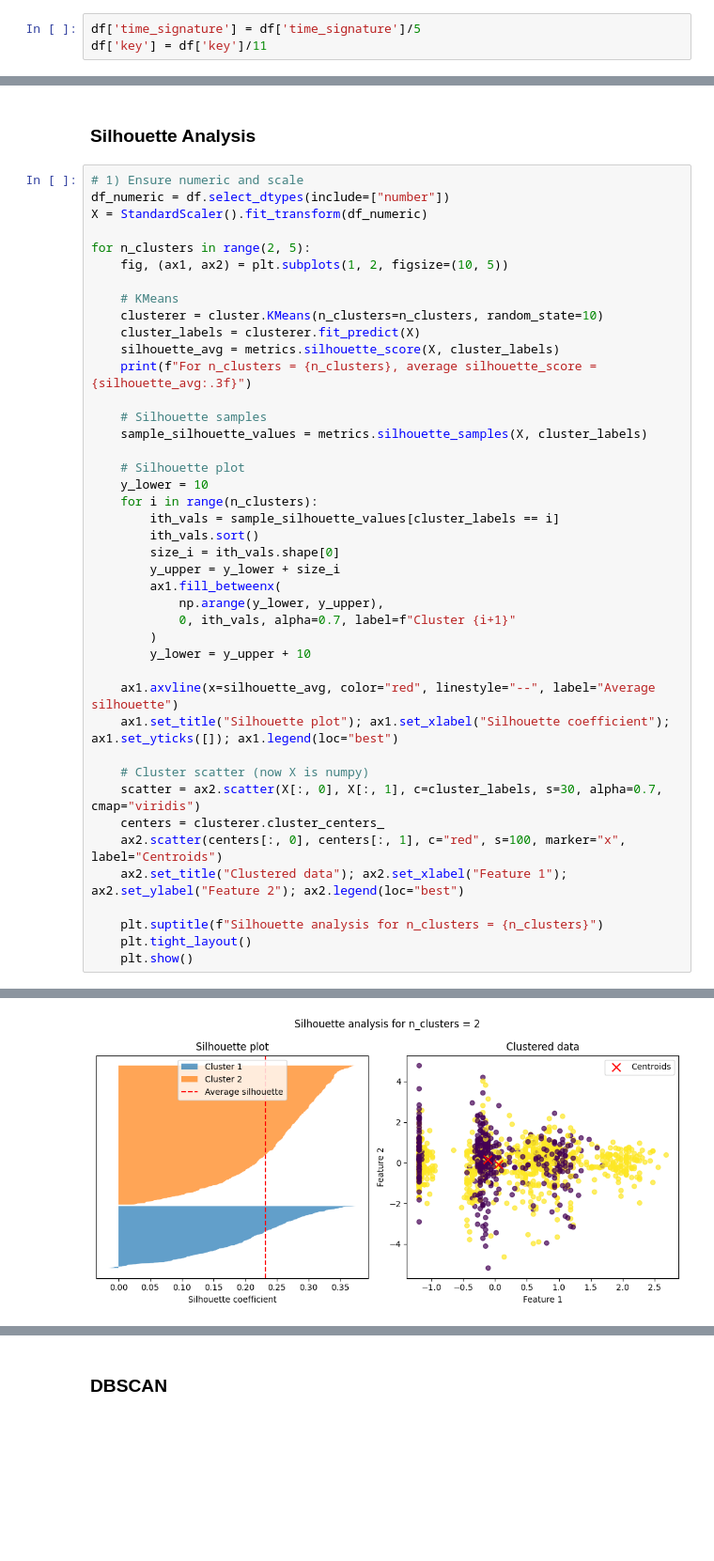
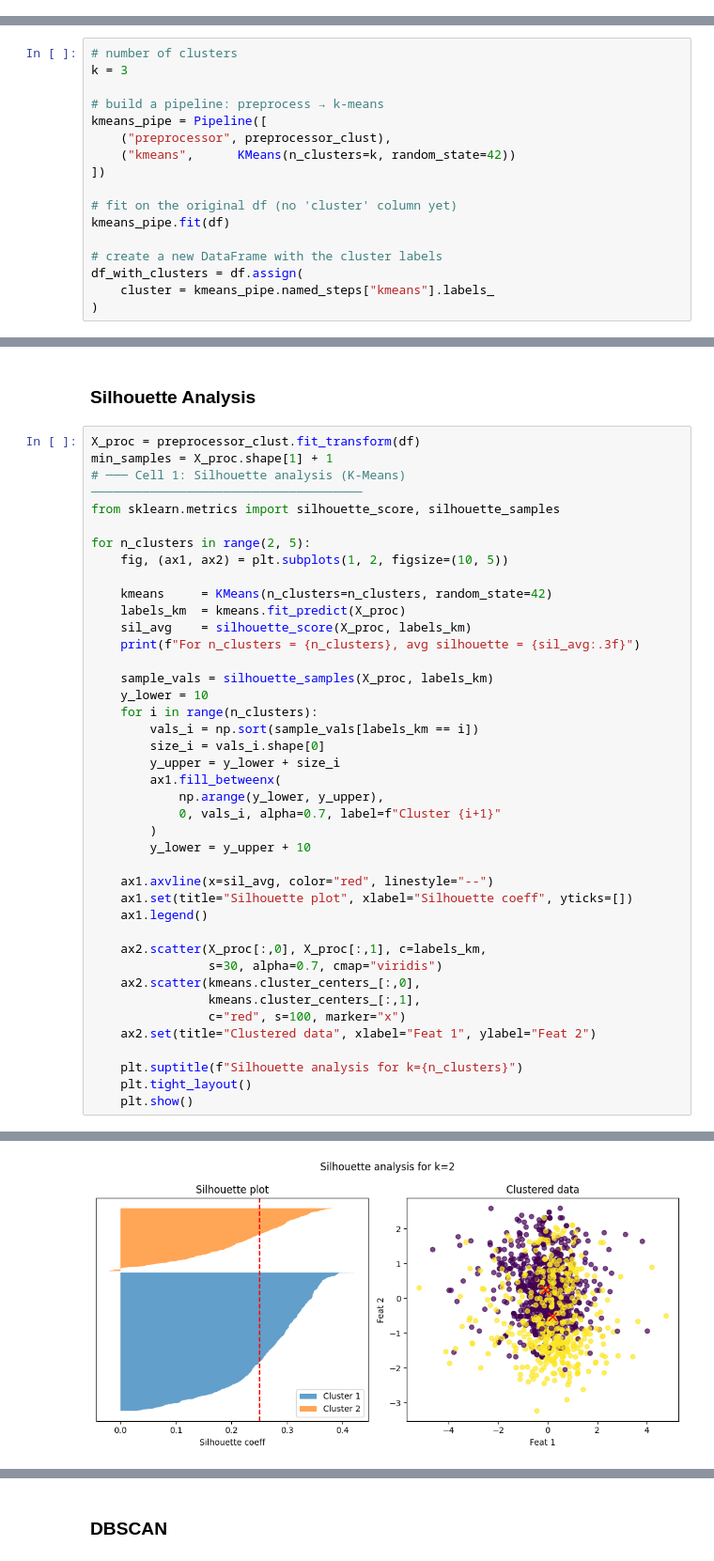
Before and after one commit to Whomstt/CS4168-Project, a Jupyter notebook: CS4168_Project.ipynb, the cells around one changed output, grey strips where cells are left out. Shown at 94% size. Saved outputs shown, nothing was run; the diff lists cells and outputs as text; blank space fills up the shorter version.

```diff
--- a/CS4168_Project.ipynb
+++ b/CS4168_Project.ipynb
@@ -319,3 +268,0 @@ dtype: int64
-# %%
-df['time_signature'] = df['time_signature']/5
-df['key'] = df['key']/11
@@ -462 +494,18 @@ df['cluster'] = pd.Series(kmeans.labels_, index=df.index)
+# %%
+# number of clusters
+k = 3
+
+# build a pipeline: preprocess → k-means
+kmeans_pipe = Pipeline([
+    ("preprocessor", preprocessor_clust),
+    ("kmeans",      KMeans(n_clusters=k, random_state=42))
+])
+
+# fit on the original df (no 'cluster' column yet)
+kmeans_pipe.fit(df)
+
+# create a new DataFrame with the cluster labels
+df_with_clusters = df.assign(
+    cluster = kmeans_pipe.named_steps["kmeans"].labels_
+)
 # %%
@@ -531,45 +610,43 @@ The optimal number of clusters (k) based on elbow point is: 4
 # %% [markdown]
 ### Silhouette Analysis
 # %%
-# 1) Ensure numeric and scale
-df_numeric = df.select_dtypes(include=["number"])
-X = StandardScaler().fit_transform(df_numeric)
+X_proc = preprocessor_clust.fit_transform(df)
+min_samples = X_proc.shape[1] + 1
+# ─── Cell 1: Silhouette analysis (K-Means) ─────────────────────────────────────
+from sklearn.metrics import silhouette_score, silhouette_samples
 
 for n_clusters in range(2, 5):
     fig, (ax1, ax2) = plt.subplots(1, 2, figsize=(10, 5))
 
-    # KMeans
-    clusterer = cluster.KMeans(n_clusters=n_clusters, random_state=10)
-    cluster_labels = clusterer.fit_predict(X)
-    silhouette_avg = metrics.silhouette_score(X, cluster_labels)
-    print(f"For n_clusters = {n_clusters}, average silhouette_score = {silhouette_avg:.3f}")
+    kmeans     = KMeans(n_clusters=n_clusters, random_state=42)
+    labels_km  = kmeans.fit_predict(X_proc)
+    sil_avg    = silhouette_score(X_proc, labels_km)
+    print(f"For n_clusters = {n_clusters}, avg silhouette = {sil_avg:.3f}")
 
-    # Silhouette samples
-    sample_silhouette_values = metrics.silhouette_samples(X, cluster_labels)
-
-    # Silhouette plot
+    sample_vals = silhouette_samples(X_proc, labels_km)
     y_lower = 10
     for i in range(n_clusters):
-        ith_vals = sample_silhouette_values[cluster_labels == i]
-        ith_vals.sort()
-        size_i = ith_vals.shape[0]
+        vals_i = np.sort(sample_vals[labels_km == i])
+        size_i = vals_i.shape[0]
         y_upper = y_lower + size_i
         ax1.fill_betweenx(
             np.arange(y_lower, y_upper),
-            0, ith_vals, alpha=0.7, label=f"Cluster {i+1}"
+            0, vals_i, alpha=0.7, label=f"Cluster {i+1}"
         )
         y_lower = y_upper + 10
 
-    ax1.axvline(x=silhouette_avg, color="red", linestyle="--", label="Average silhouette")
-    ax1.set_title("Silhouette plot"); ax1.set_xlabel("Silhouette coefficient"); ax1.set_yticks([]); ax1.legend(loc="best")
+    ax1.axvline(x=sil_avg, color="red", linestyle="--")
+    ax1.set(title="Silhouette plot", xlabel="Silhouette coeff", yticks=[])
+    ax1.legend()
 
-    # Cluster scatter (now X is numpy)
-    scatter = ax2.scatter(X[:, 0], X[:, 1], c=cluster_labels, s=30, alpha=0.7, cmap="viridis")
-    centers = clusterer.cluster_centers_
-    ax2.scatter(centers[:, 0], centers[:, 1], c="red", s=100, marker="x", label="Centroids")
-    ax2.set_title("Clustered data"); ax2.set_xlabel("Feature 1"); ax2.set_ylabel("Feature 2"); ax2.legend(loc="best")
+    ax2.scatter(X_proc[:,0], X_proc[:,1], c=labels_km,
+                s=30, alpha=0.7, cmap="viridis")
+    ax2.scatter(kmeans.cluster_centers_[:,0],
+                kmeans.cluster_centers_[:,1],
+                c="red", s=100, marker="x")
+    ax2.set(title="Clustered data", xlabel="Feat 1", ylabel="Feat 2")
 
-    plt.suptitle(f"Silhouette analysis for n_clusters = {n_clusters}")
+    plt.suptitle(f"Silhouette analysis for k={n_clusters}")
     plt.tight_layout()
     plt.show()
 # %% [output]
@@ -577 +654 @@ For n_clusters = 2, average silhouette_score = 0.232
-[figure, old version]
+[figure, new version]
```
Also changed, not shown: parts of 46 cells of this notebook.
